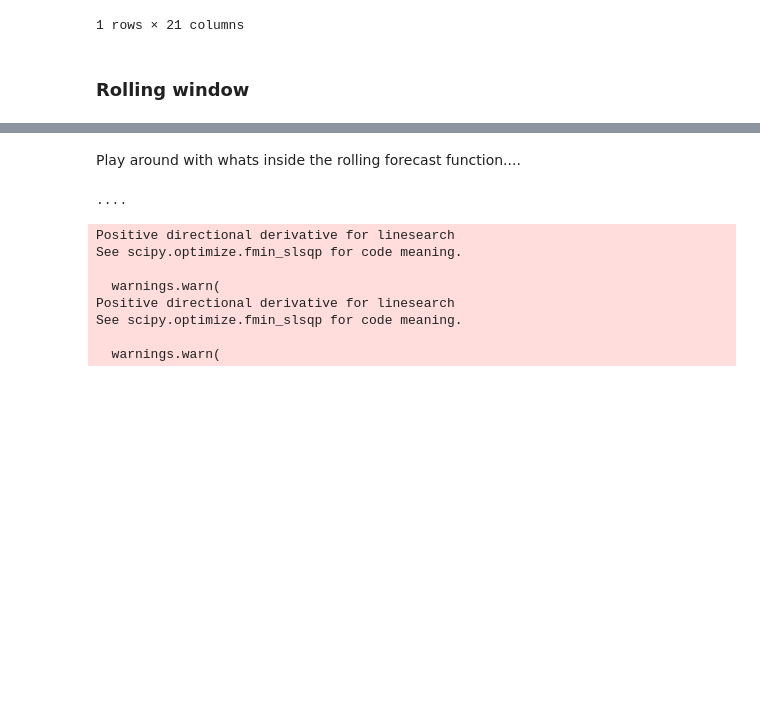
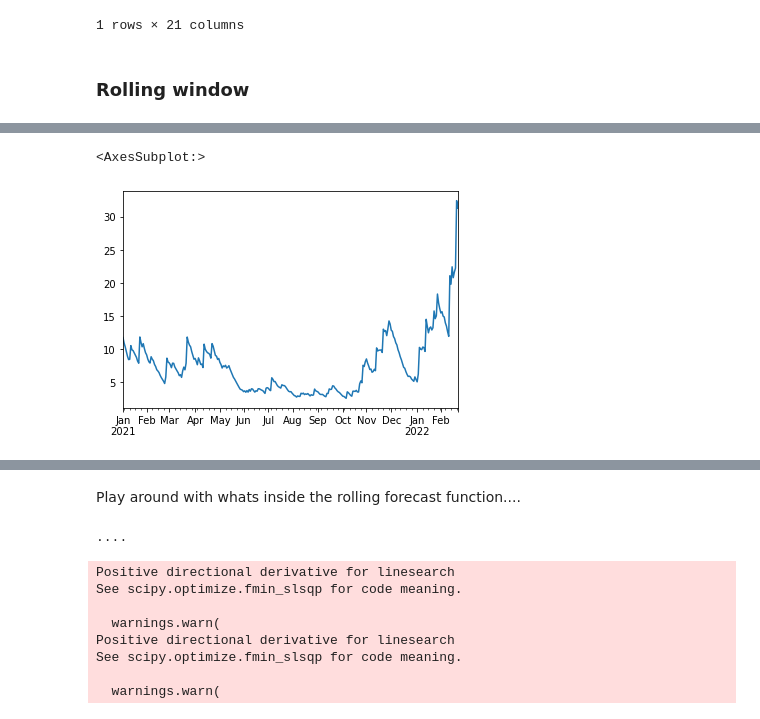
Before and after one commit to frederikbachdk/FXVolTrading, a Jupyter notebook: tradingstrategy/likelihood_analysis.ipynb, the cells around one changed output, grey strips where cells are left out. Saved outputs shown, nothing was run; the diff lists cells and outputs as text; code cells hidden in the pictures; blank space fills up the shorter version.

```diff
--- a/tradingstrategy/likelihood_analysis.ipynb
+++ b/tradingstrategy/likelihood_analysis.ipynb
@@ -173,0 +154,5 @@ df_vol
+# %%
+df_vol['cond_vol_forecast'].plot()
+# %% [output]
+<AxesSubplot:>
+[figure, added]
```
Also changed, not shown: parts of 10 cells of this notebook, 1 other file.
